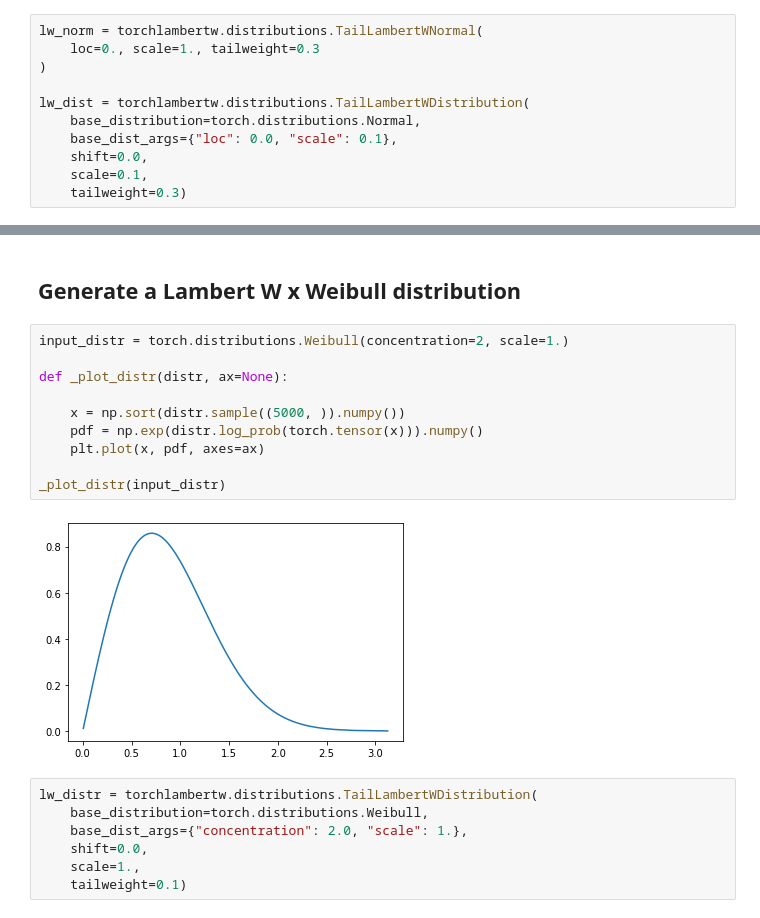
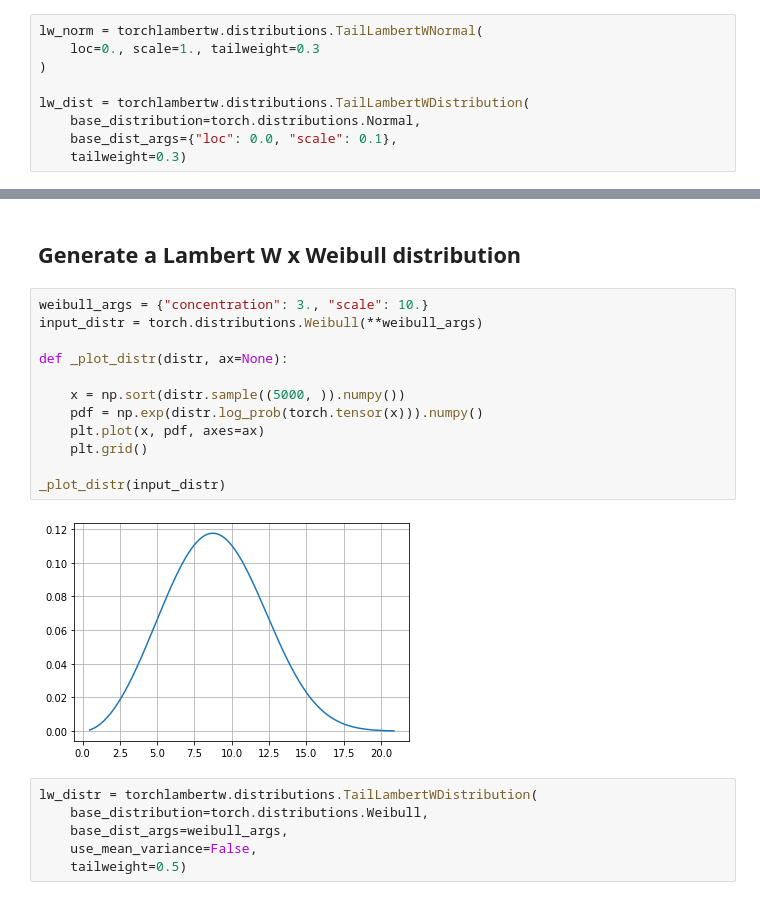
Before and after one commit to gmgeorg/torchlambertw, a Jupyter notebook: notebooks/demo-lambertw-f-distributions.ipynb, the cells around one changed output, grey strips where cells are left out. Saved outputs shown, nothing was run; the diff lists cells and outputs as text.

```diff
--- a/notebooks/demo-lambertw-f-distributions.ipynb
+++ b/notebooks/demo-lambertw-f-distributions.ipynb
@@ -137,8 +137,6 @@ lw_norm = torchlambertw.distributions.TailLambertWNormal(
 lw_dist = torchlambertw.distributions.TailLambertWDistribution(
     base_distribution=torch.distributions.Normal,
     base_dist_args={"loc": 0.0, "scale": 0.1},
-    shift=0.0,
-    scale=0.1,
     tailweight=0.3)
 # %%
 torch.manual_seed(0)
@@ -160,22 +158,23 @@ sns.histplot(x)
 # %% [markdown]
 ## Generate a Lambert W x Weibull distribution
 # %%
-input_distr = torch.distributions.Weibull(concentration=2, scale=1.)
+weibull_args = {"concentration": 3., "scale": 10.}
+input_distr = torch.distributions.Weibull(**weibull_args)
 
 def _plot_distr(distr, ax=None):
 
     x = np.sort(distr.sample((5000, )).numpy())
     pdf = np.exp(distr.log_prob(torch.tensor(x))).numpy()
     plt.plot(x, pdf, axes=ax)
+    plt.grid()
 
 _plot_distr(input_distr)
 # %% [output]
-[figure, old version]
+[figure, new version]
 # %%
 lw_distr = torchlambertw.distributions.TailLambertWDistribution(
     base_distribution=torch.distributions.Weibull,
-    base_dist_args={"concentration": 2.0, "scale": 1.},
-    shift=0.0,
-    scale=1.,
-    tailweight=0.1)
+    base_dist_args=weibull_args,
+    use_mean_variance=False,
+    tailweight=0.5)
 # %%
```
Also changed, not shown: parts of 6 cells of this notebook, 1 other file.
